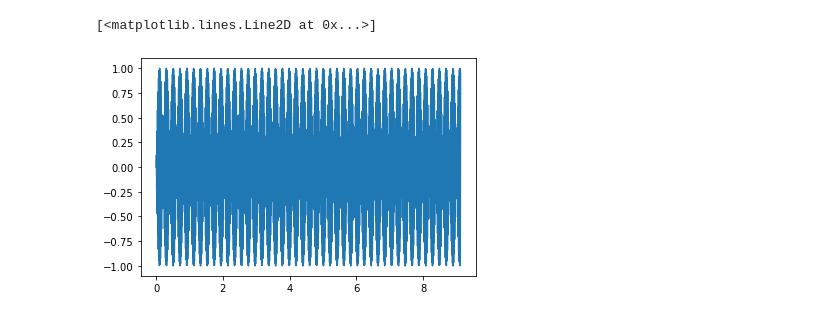
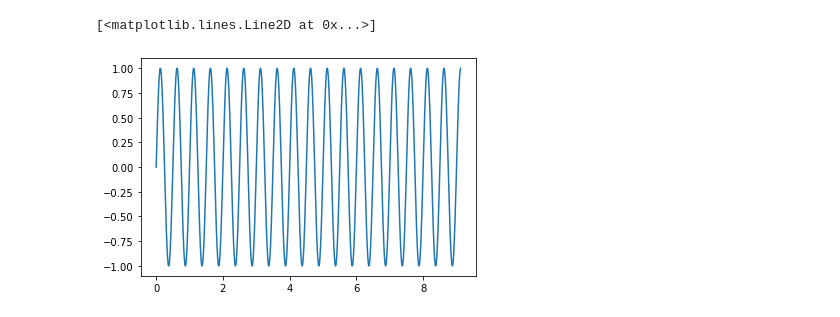
Before and after one commit to nateGeorge/openbci_laryngeal_imagery, a Jupyter notebook: code/testing/EEG_Explorer.ipynb, the cells around one changed output. Drawn from its saved outputs; the diff is of its cells as text; code cells hidden in the pictures.

Commit message:
Fix test-fft plot

```diff
--- a/code/testing/EEG_Explorer.ipynb
+++ b/code/testing/EEG_Explorer.ipynb
@@ -271,16 +287,18 @@ S1.plot(ver='fq', chns=[7,8])
 # %%
 n =len(S1.data_chns)
 
-fq = 60
+fq = 25
 fs = S1.fs
 
 X = np.linspace(0, n, n)
-Y = [np.sin(2*np.pi*(i/fs*fq)) for i in X]
+# Y = [np.sin(2*np.pi*(i/fs*fq)) for i in X]
+Y = [np.sin(21*(2*np.pi)*i/S1.fs) for i in X]
+# Y = Y + np.mean(Y)
 
 plt.plot(X/fs, Y)
 # %% [output]
 [<matplotlib.lines.Line2D at 0x...>]
-[figure, old version]
+[figure, new version]
 # %%
 S1.data_chns['eeg_channel_1'] = Y
 # %%
```
Also changed, not shown: parts of 5 cells of this notebook.
